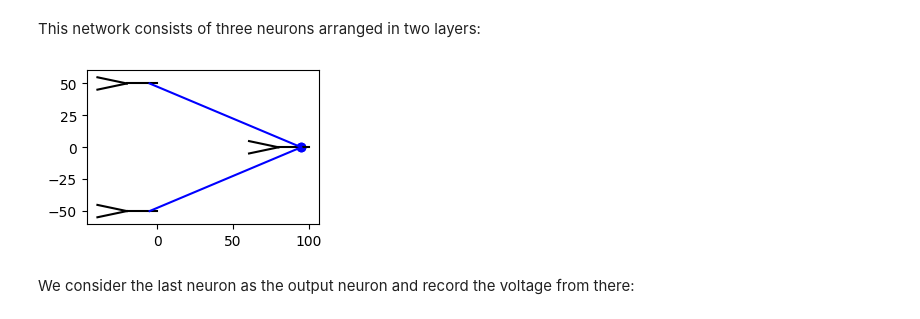
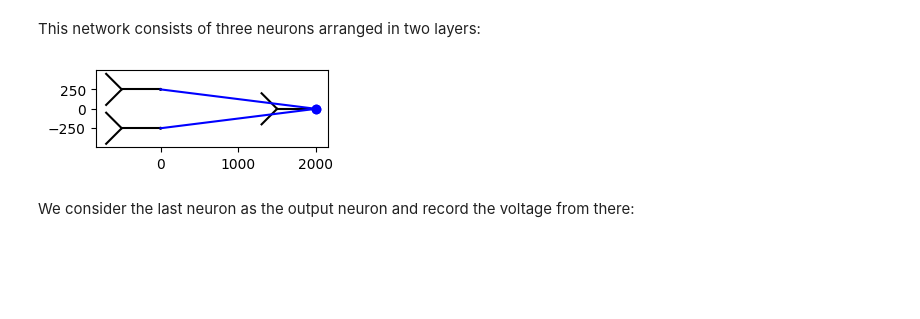
Before and after one commit to r-makarov/cns2025tutorial, a Jupyter notebook: jaxley_tutorial.ipynb, the cells around one changed output. Saved outputs shown, nothing was run; the diff lists cells and outputs as text; code cells hidden in the pictures; blank space fills up the shorter version.

```diff
--- a/jaxley_tutorial.ipynb
+++ b/jaxley_tutorial.ipynb
@@ -369,9 +336,8 @@ We will first define a network similar to how we showed previously:
 # %%
 _ = np.random.seed(0)  # For synaptic locations.
 
-comp = jx.Compartment()
-branch = jx.Branch(comp, ncomp=2)
-cell = jx.Cell(branch, parents=[-1, 0, 0])
+cell = jx.read_swc("mini_cell.swc", ncomp=1)
+cell.set("axial_resistivity", 100.0)  # ohm cm.
 net = jx.Network([cell for _ in range(3)])
 
 pre = net.cell([0, 1])
@@ -387,13 +353,13 @@ net.insert(Leak())
 # %% [markdown]
 This network consists of three neurons arranged in two layers:
 # %%
-net.compute_xyz()
 net.rotate(180)
-net.arrange_in_layers(layers=[2, 1], within_layer_offset=100.0, between_layer_offset=100.0)
+net.arrange_in_layers(layers=[2, 1], within_layer_offset=500, between_layer_offset=2000)
 fig, ax = plt.subplots(1, 1, figsize=(3, 2))
 _ = net.vis(ax=ax, detail="full")
+_ = ax.set_aspect("equal")
 # %% [output]
-[figure, old version]
+[figure, new version]
 # %% [markdown]
 We consider the last neuron as the output neuron and record the voltage from there:
 # %%
```
Also changed, not shown: parts of 58 cells of this notebook, 1 other file.
